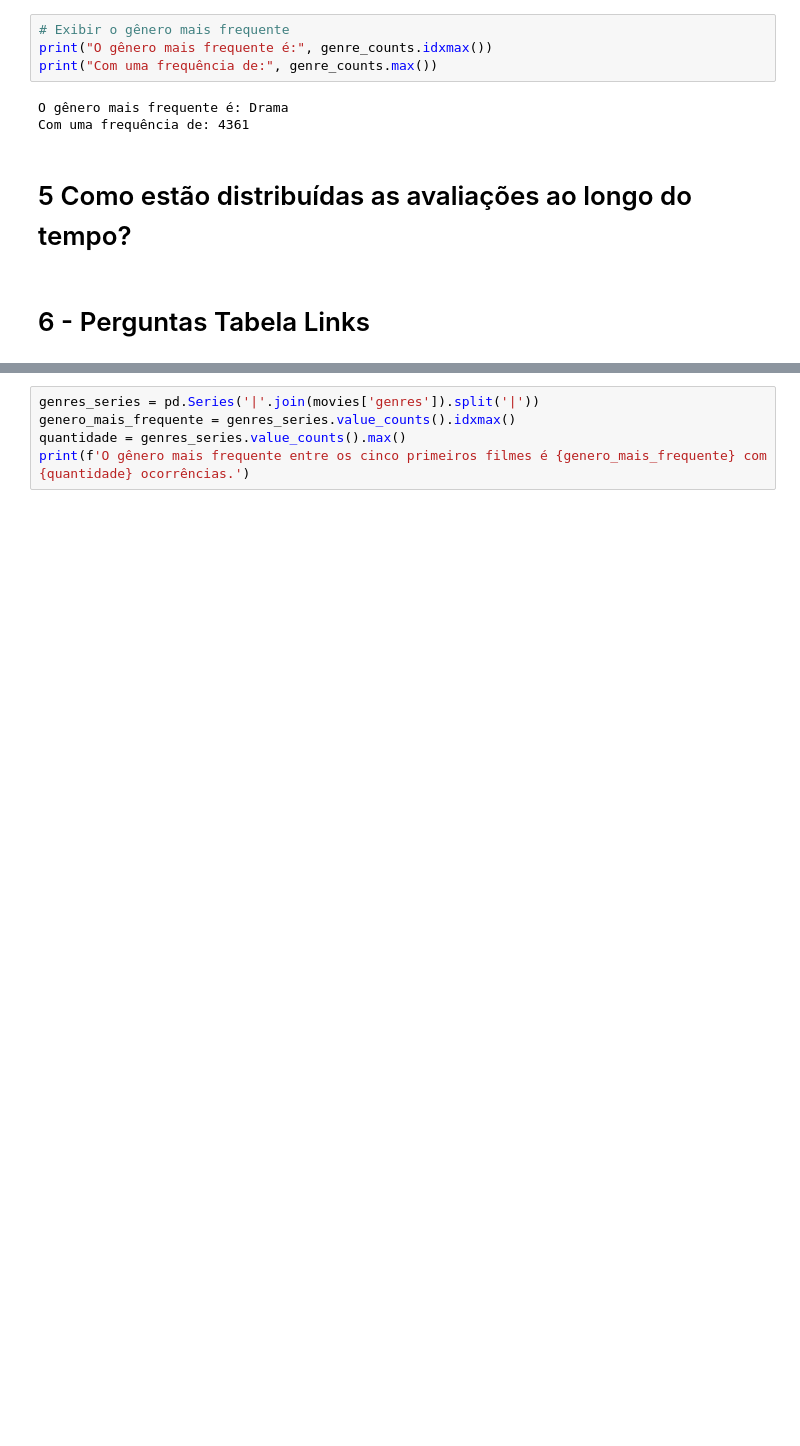
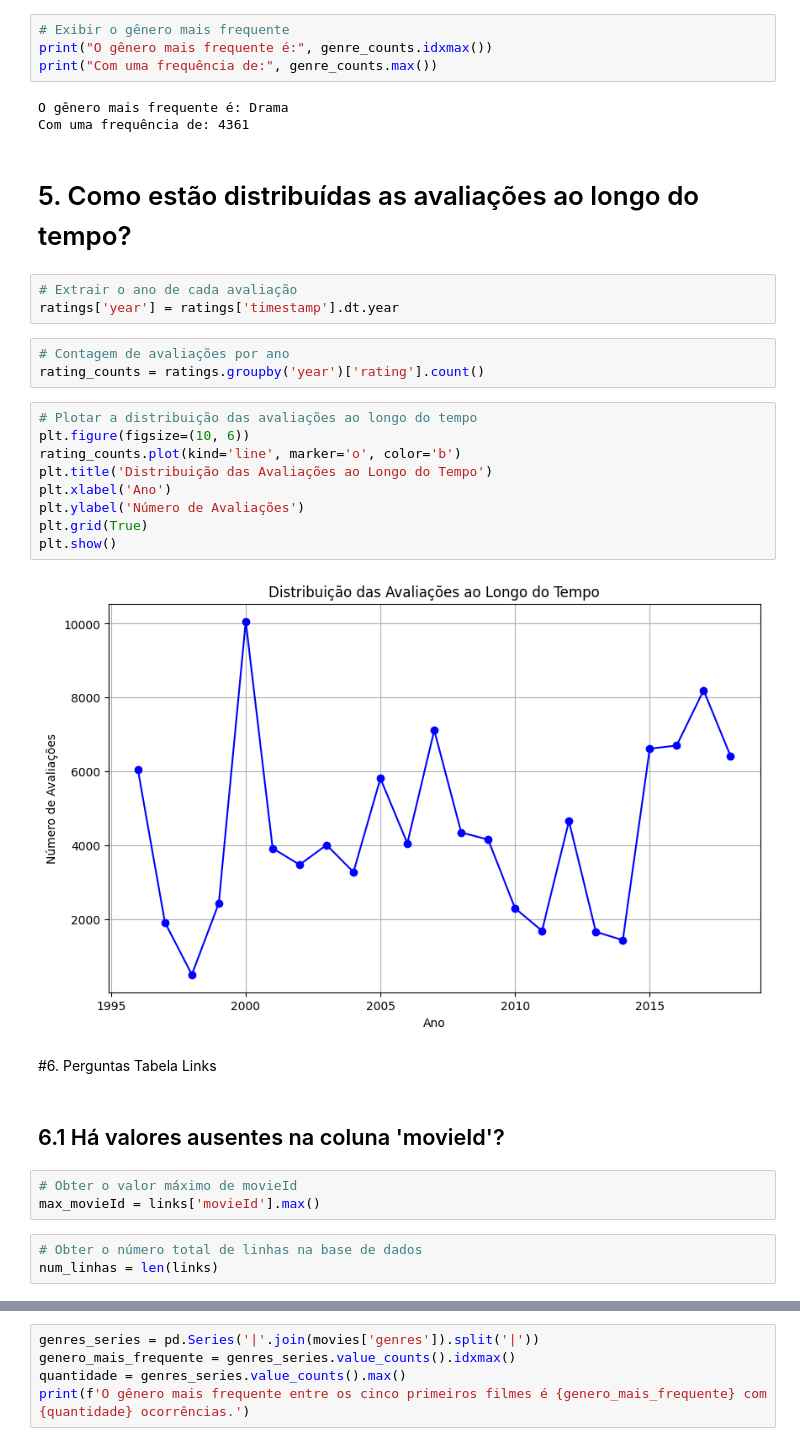
Before and after one commit to Lucas-O-S/Analise_Exploratoria_N2, a Jupyter notebook: AnaliseExploratoria_N2.ipynb, the cells around one changed output, grey strips where cells are left out. Cells and saved outputs as stored; diff of their text form; blank space fills up the shorter version.

```diff
--- a/AnaliseExploratoria_N2.ipynb
+++ b/AnaliseExploratoria_N2.ipynb
@@ -449,6 +467,31 @@ print("Com uma frequência de:", genre_counts.max())
 O gênero mais frequente é: Drama
 Com uma frequência de: 4361
 # %% [markdown]
-# 5 Como estão distribuídas as avaliações ao longo do tempo?
+# 5. Como estão distribuídas as avaliações ao longo do tempo?
+# %%
+# Extrair o ano de cada avaliação
+ratings['year'] = ratings['timestamp'].dt.year
+# %%
+# Contagem de avaliações por ano
+rating_counts = ratings.groupby('year')['rating'].count()
+# %%
+# Plotar a distribuição das avaliações ao longo do tempo
+plt.figure(figsize=(10, 6))
+rating_counts.plot(kind='line', marker='o', color='b')
+plt.title('Distribuição das Avaliações ao Longo do Tempo')
+plt.xlabel('Ano')
+plt.ylabel('Número de Avaliações')
+plt.grid(True)
+plt.show()
+# %% [output]
+[figure, added]
 # %% [markdown]
-# 6 - Perguntas Tabela Links
+#6. Perguntas Tabela Links
+# %% [markdown]
+## 6.1 Há valores ausentes na coluna 'movieId'?
+# %%
+# Obter o valor máximo de movieId
+max_movieId = links['movieId'].max()
+# %%
+# Obter o número total de linhas na base de dados
+num_linhas = len(links)
```
Also changed, not shown: parts of 32 cells of this notebook.
